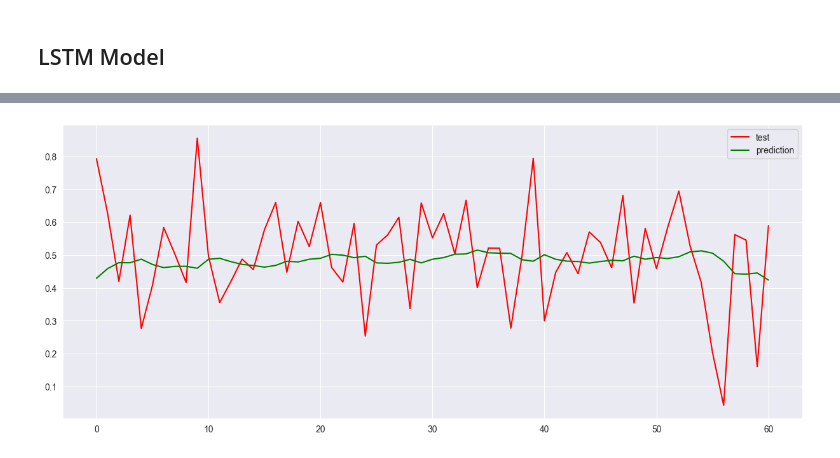
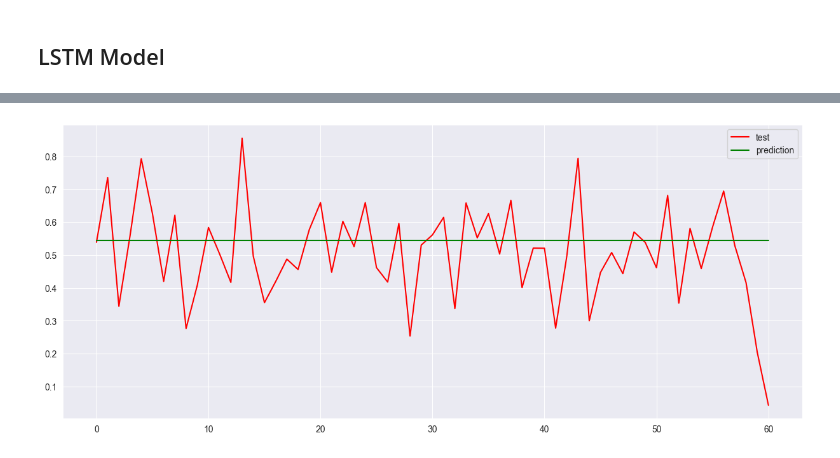
Before and after one commit to corfesh/LSEG-Quant-Challenge, a Jupyter notebook: LSTM.ipynb, the cells around one changed output, grey strips where cells are left out. Cells and saved outputs as stored; diff of their text form; code cells hidden in the pictures.

Commit message:
feat: implemented 5 day prediction

```diff
--- a/LSTM.ipynb
+++ b/LSTM.ipynb
@@ -19,6 +19,7 @@ print(data.head())
 ## Process data
 # %%
 data.dropna(inplace=True)
-data.set_index('Exchange Date', inplace=True)
+data.drop(['Exchange Date'], axis=1, inplace=True)
+# data.set_index('Exchange Date', inplace=True)
 print(data.head())
 # %% [output]
@@ -70,13 +71,20 @@ lookback = 28
 for j in range(len(data_set_scaled[0])):
     X.append([])
     # go trough every data
-    for i in range(lookback, data_set_scaled.shape[0]):
+    for i in range(lookback, data_set_scaled.shape[0] - 4):
         X[j].append(data_set_scaled[i-lookback:i, j])
 
-X = np.moveaxis(X, [0], [2])
-Y = np.array(data_set_scaled[lookback:, -1])
-Y = np.reshape(Y, (len(Y), 1))
+Y = []
+for i in range(lookback, data_set_scaled.shape[0] - 4):
+    Y.append(data_set_scaled[i:i+5, -1])
 
-print(X[:2])
+print(Y)
+
+X = np.moveaxis(X, 0, 2)
+# Y = np.array(data_set_scaled[lookback:, -1])
+Y = np.array(Y)
+Y = np.reshape(Y, (len(Y), 5))
+
+print(X[:5])
 print(Y[:1])
 # %% [output]
@@ -144,11 +145,15 @@ from keras.models import Model
 from keras.layers import Dense, Dropout, LSTM, Input, Activation, concatenate
 
 lstm_input = Input(shape=(lookback, len(data_set_scaled[0])), name='lstm_input')
-inputs = LSTM(128, name='first_layer')(lstm_input)
-inputs = Dense(1, name='dense_layer')(inputs)
-output = Activation(keras.activations.leaky_relu, name='output')(inputs)
+inputs = LSTM(512, name='first_layer', return_sequences=True)(lstm_input)
+inputs = LSTM(256, name='second_layer', return_sequences=True)(inputs)
+inputs = LSTM(128, name='third_layer', return_sequences=True)(inputs)
+inputs = LSTM(64, name='fourth_layer', return_sequences=True)(inputs)
+inputs = LSTM(32, name='fifth_layer')(inputs)
+inputs = Dense(5, name='dense_layer')(inputs)
+output = Activation(keras.activations.linear, name='output')(inputs)
 model = Model(inputs=lstm_input, outputs=output)
 adam = optimizers.Adam()
 model.compile(optimizer=adam, loss='mse')
-model.fit(x=X_train, y=Y_train, batch_size=15, epochs=3, shuffle=True, validation_split=0.1)
+model.fit(x=X_train, y=Y_train, batch_size=15, epochs=10, shuffle=True, validation_split=0.1)
 # %% [output]
@@ -183,0 +190,6 @@ for i in range(len(prediction)):
+# %%
+test_set = [it[0] for it in Y_test]
+prediction_set = [it[0] for it in prediction]
+
+print(prediction[:10])
+print(prediction_set[:10])
@@ -184,8 +208,11 @@ for i in range(len(prediction)):
 # %%
 plt.figure(figsize=(15,6))
-plt.plot(Y_test, color='red', label='test')
-plt.plot(prediction, color='green', label='prediction')
+# plt.plot(X[-1][:5, -1], color='red', label='test')
+
+index = -1
+plt.plot(test_set, color='red', label='test')
+plt.plot(prediction_set, color='green', label='prediction')
 plt.legend()
 plt.show()
 # %% [output]
-[figure, old version]
+[figure, new version]
```
Also changed, not shown: parts of 10 cells of this notebook.
